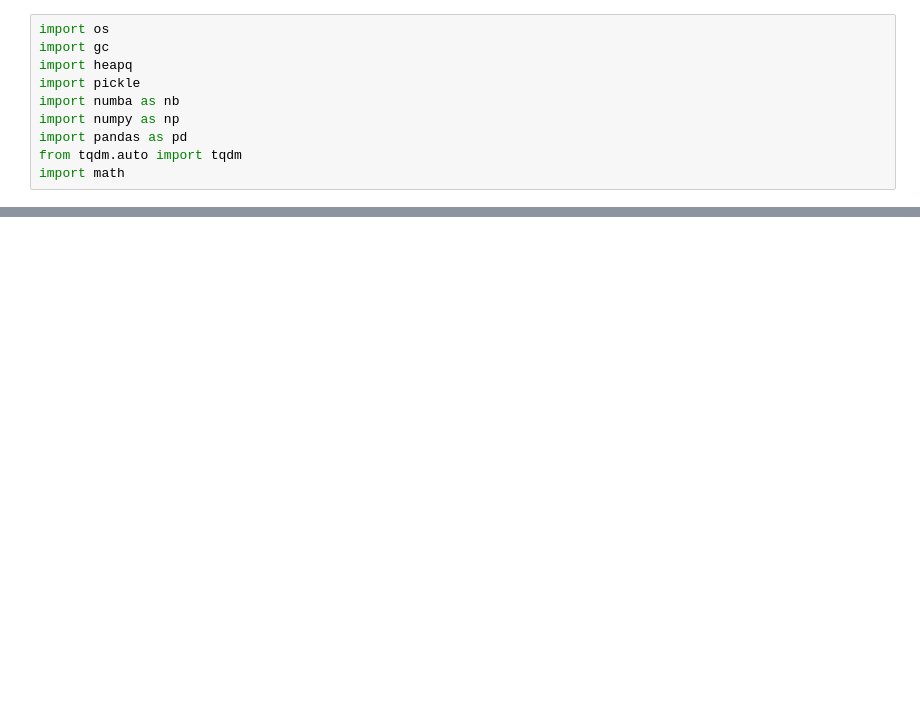
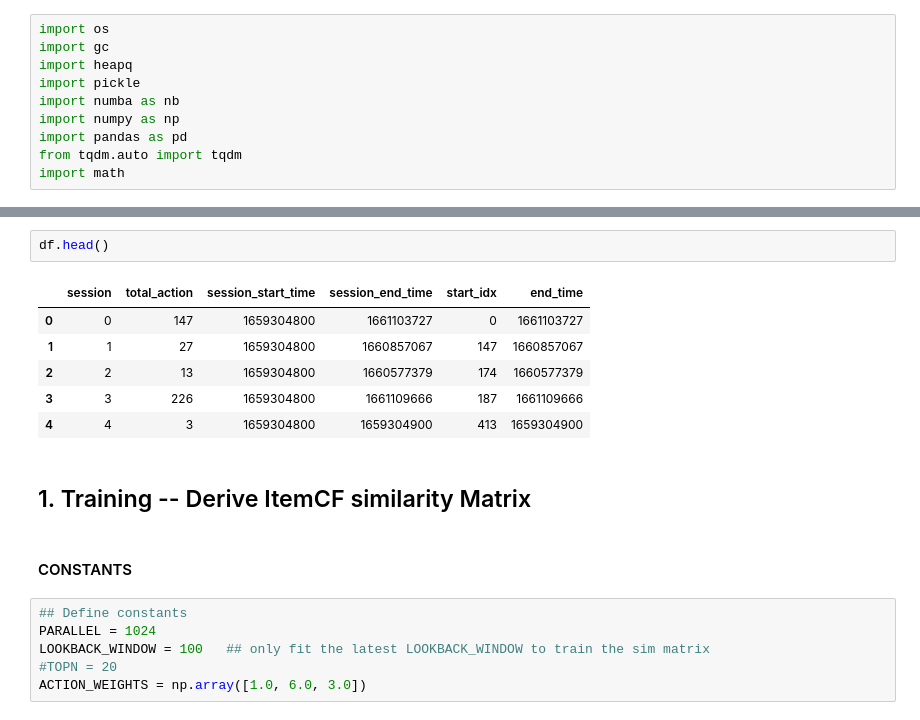
Before and after one commit to itong1900/otto_obj_recommendation_sys, a Jupyter notebook: training/itemCF_numba.ipynb, the cells around one changed output, grey strips where cells are left out. Saved outputs shown, nothing was run; the diff lists cells and outputs as text; blank space fills up the shorter version.

```diff
--- a/training/itemCF_numba.ipynb
+++ b/training/itemCF_numba.ipynb
@@ -388,0 +42,19 @@ submission
+# %%
+df.head()
+# %% [output]
+|  | session | total_action | session_start_time | session_end_time | start_idx | end_time |
+| 0 | 0 | 147 | 1659304800 | 1661103727 | 0 | 1661103727 |
+| 1 | 1 | 27 | 1659304800 | 1660857067 | 147 | 1660857067 |
+| 2 | 2 | 13 | 1659304800 | 1660577379 | 174 | 1660577379 |
+| 3 | 3 | 226 | 1659304800 | 1661109666 | 187 | 1661109666 |
+| 4 | 4 | 3 | 1659304800 | 1659304900 | 413 | 1659304900 |
+# %% [markdown]
+## 1. Training -- Derive ItemCF similarity Matrix
+# %% [markdown]
+#### CONSTANTS
+# %%
+## Define constants
+PARALLEL = 1024
+LOOKBACK_WINDOW = 100   ## only fit the latest LOOKBACK_WINDOW to train the sim matrix
+#TOPN = 20
+ACTION_WEIGHTS = np.array([1.0, 6.0, 3.0])
```
Also changed, not shown: parts of 45 cells of this notebook, 12 other files.
